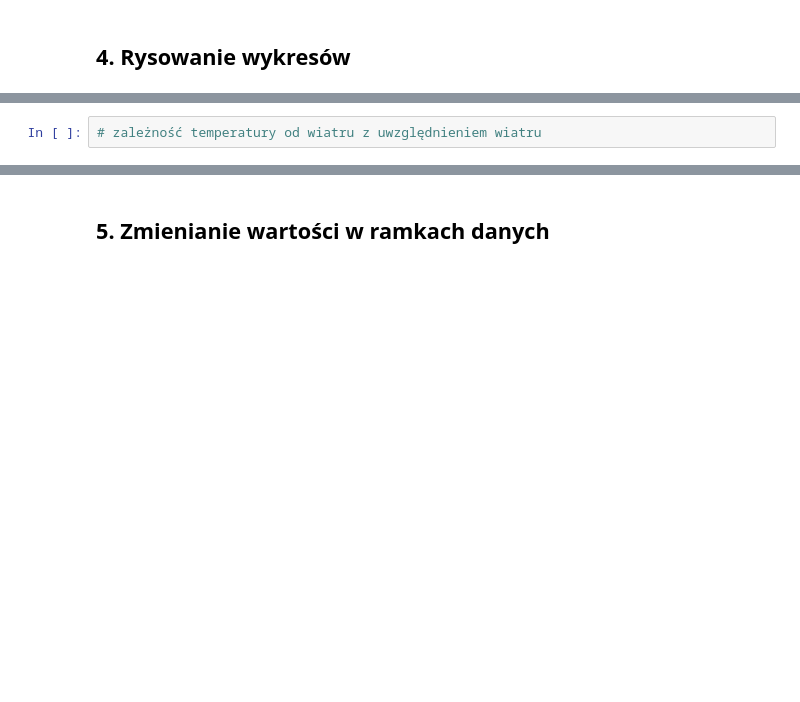
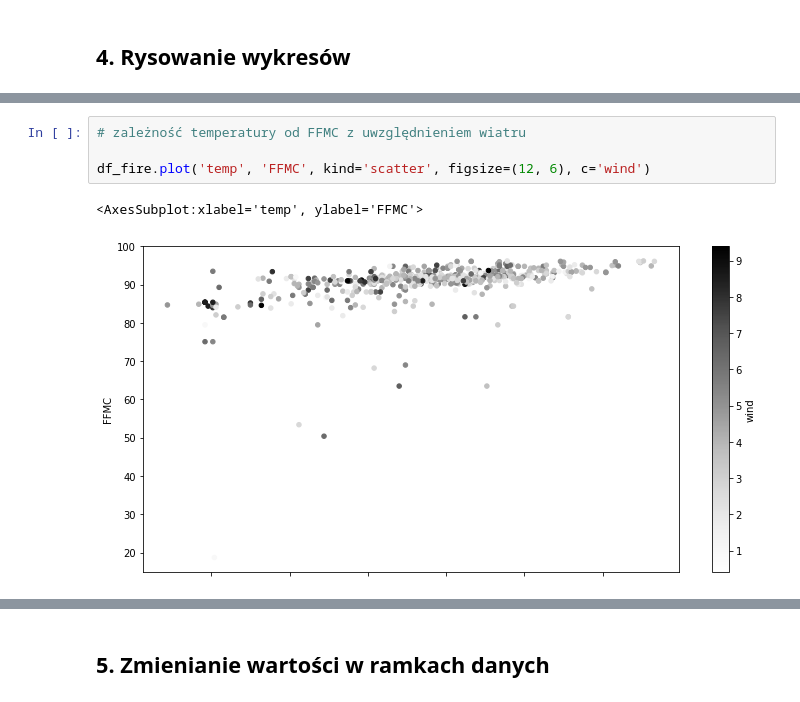
Before and after one commit to mini-pw/2021L-ExploratoryDataAnalysis, a Jupyter notebook: Laboratoria/Lab_9.ipynb, the cells around one changed output, grey strips where cells are left out. Drawn from its saved outputs; the diff is of its cells as text; blank space fills up the shorter version.

```diff
--- a/Laboratoria/Lab_9.ipynb
+++ b/Laboratoria/Lab_9.ipynb
@@ -97,4 +394,9 @@ df_fire = None # todo
 # %%
-# zależność temperatury od wiatru z uwzględnieniem wiatru
+# zależność temperatury od FFMC z uwzględnieniem wiatru
+
+df_fire.plot('temp', 'FFMC', kind='scatter', figsize=(12, 6), c='wind')
+# %% [output]
+<AxesSubplot:xlabel='temp', ylabel='FFMC'>
+[figure, added]
 # %%
 # lokalizacje pożarów a ich rozmiar (gdzie były największe pożary?)
```
Also changed, not shown: parts of 39 cells of this notebook.
